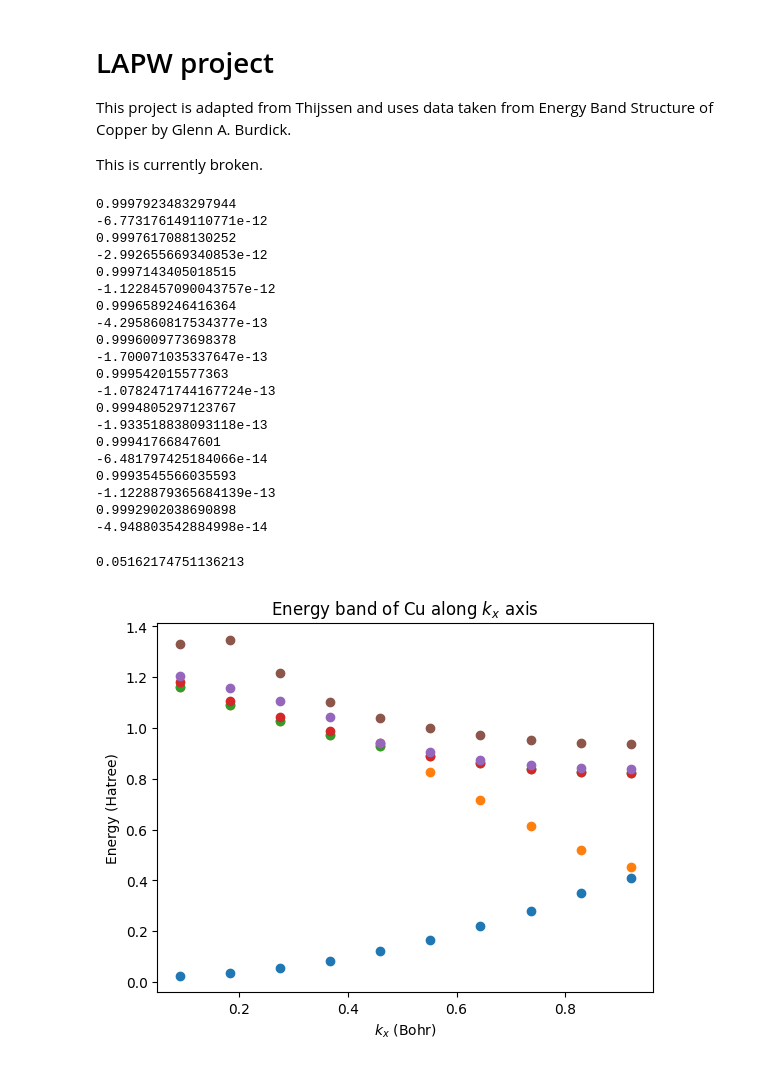
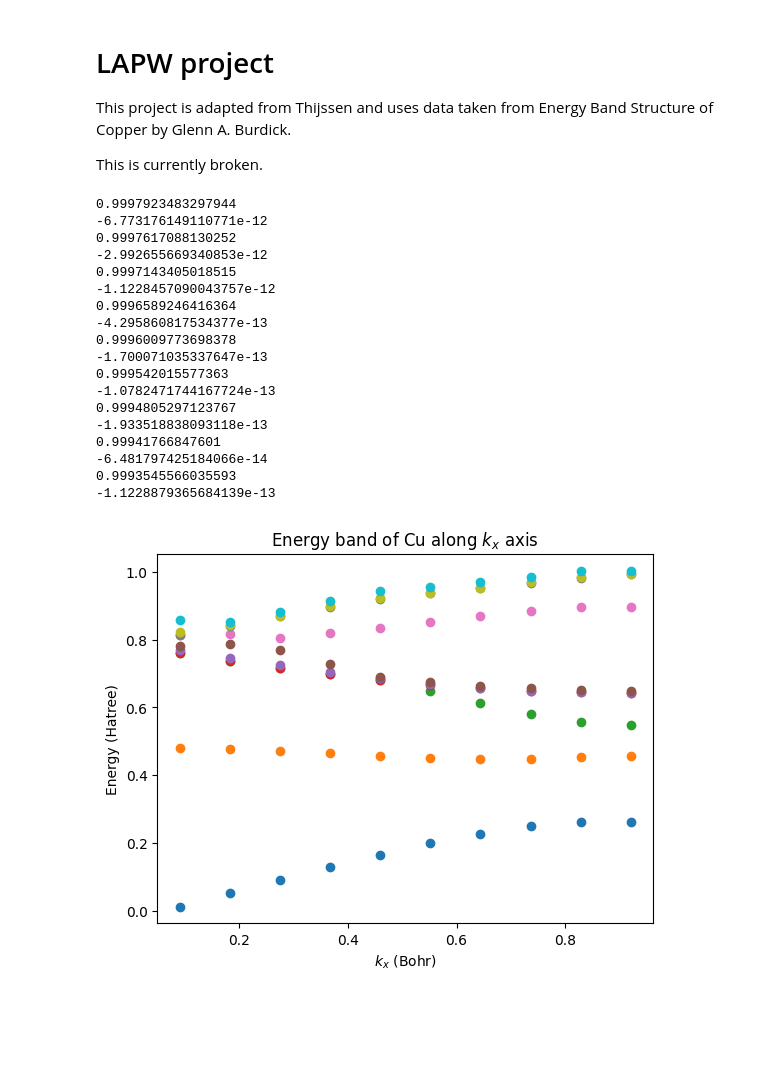
Before and after one commit to Williame33445/physics-projects, a Jupyter notebook: periodic-solids/Cu-via-LAPW.ipynb, the cells around one changed output. Cells and saved outputs as stored; diff of their text form; code cells hidden in the pictures; blank space fills up the shorter version.

```diff
--- a/periodic-solids/Cu-via-LAPW.ipynb
+++ b/periodic-solids/Cu-via-LAPW.ipynb
@@ -97,7 +97,7 @@ for l in range(l_max):
     us = getAllUs(l,2*Es[l])
     RMax[l] = us[-2]/r_max
     RDashMax[l] = (us[-1] - us[-3])/(2*h*r_max) - us[-2]/(r_max**2)
-    uDots = (getAllUs(l,2*Es[l]+0.0005) - getAllUs(l,2*Es[l]-0.0005))/(2*0.001) #2 is due to units
+    uDots = (getAllUs(l,Es[l]+0.0005) - getAllUs(l,Es[l]-0.0005))/(2*0.001) #2 is due to units
     #getuDots(l,E_p,us)
     RDotMax[l] = uDots[-2]/r_max
     RDotDashMax[l] = (uDots[-1] - uDots[-3])/(2*h*r_max) - uDots[-2]/(r_max**2)
@@ -125,8 +125,6 @@ for l in range(l_max):
 -6.481797425184066e-14
 0.9993545566035593
 -1.1228879365684139e-13
-0.9992902038690898
--4.948803542884998e-14
 # %%
 def getE(k):
     #define functions required to calcuate matricies
@@ -155,7 +153,7 @@ def getE(k):
         term2 = RDashMax[l]*RDotDashMax[l]*sp.spherical_jn(l,r_max*q1Mag)*sp.spherical_jn(l,r_max*q2Mag)
         term3 = RMax[l]*RDotMax[l]*q1Mag*q2Mag*sp.spherical_jn(l,r_max*q1Mag,derivative=True)*sp.spherical_jn(l,r_max*q2Mag,derivative=True)
 
-        return term1 - term2 - term3
+        return 0.5*(a(l,q1)*b(l,q2) + a(l,q2)*b(l,q1))
 
 
     #calculate matricies
@@ -164,28 +162,29 @@ def getE(k):
     #find overlap matrix
     S = np.empty([len(Ks),len(Ks)])
 
-    for i,q_i in enumerate(qs):
-        for j,q_j  in enumerate(qs):
-            cosThetaij = np.dot(q_i,q_j)/(np.linalg.norm(q_i)*np.linalg.norm(q_j))
-            S[i,j] = U(q_i - q_j)
+    for i in range(len(qs)):
+        for j in range(i+1):
+            cosThetaij = np.dot(qs[i],qs[j])/(np.linalg.norm(qs[i])*np.linalg.norm(qs[j]))
+            S[i,j] = U(qs[i] - qs[j])
             for l in range(l_max):
-                S[i,j] += 4*np.pi*(r_max**4)*(2*l + 1)*sp.eval_legendre(l,cosThetaij)*s(q_i,q_j,l)/vol
+                S[i,j] += 4*np.pi*(r_max**4)*(2*l + 1)*sp.eval_legendre(l,cosThetaij)*s(qs[i],qs[j],l)/vol
+            S[j,i] = S[i,j]
 
     #find Hamiltonian
     H = np.empty([len(Ks),len(Ks)])
     H2 = np.empty([len(Ks),len(Ks)])
 
-    for i,q_i in enumerate(qs):
-        for j,q_j  in enumerate(qs):
-            H[i,j] = np.dot(q_i,q_j)*U(q_i - q_j)
+    for i in range(len(qs)):
+        for j in range(i+1):
+            H[i,j] = 0.5*(np.linalg.norm(qs[i]) + np.linalg.norm(qs[j]))*U(qs[i] - qs[j]) #np.dot(qs[i],qs[j])*U(qs[i] - qs[j])
             for l in range(l_max):
-                H[i,j] += 4*np.pi*(r_max**4)*(2*l + 1)*sp.eval_legendre(l,2*Es[l]*s(q_i,q_j,l) + gamma(q_i,q_j,l))/vol
+                H[i,j] += 4*np.pi*(r_max**4)*(2*l + 1)*sp.eval_legendre(l,2*Es[l]*s(qs[i],qs[j],l) + gamma(qs[i],qs[j],l))/vol
+            H[j,i] = H[i,j]
+
     eigenVal,eigenVec = eigh(H,S)
     return eigenVal
 
-print(getE(2*np.pi*np.array([1/10,0,0])/a)[0])
+#print(getE(2*np.pi*np.array([1/10,0,0])/a)[0]) #0.026866118620383194
-# %% [output]
-0.05162174751136213
 # %%
 #finds the energies for a list of k's
 ks2 = [2*np.pi*np.array([i/10,0,0])/a for i in range(1,11)]
@@ -198,12 +197,12 @@ for i,k in enumerate(ks2):
 # %%
 #Graphs
 kx = list(map(lambda k: k[0],ks2))
 
-for i in range(6):
+for i in range(10):
     plt.scatter(kx,Es2[:,i]/2)
 plt.title(r"Energy band of Cu along $k_x$ axis")
 plt.xlabel(r"$k_x$ (Bohr)")
 plt.ylabel("Energy (Hatree)")
 plt.show()
 # %% [output]
-[figure, old version]
+[figure, new version]
```
